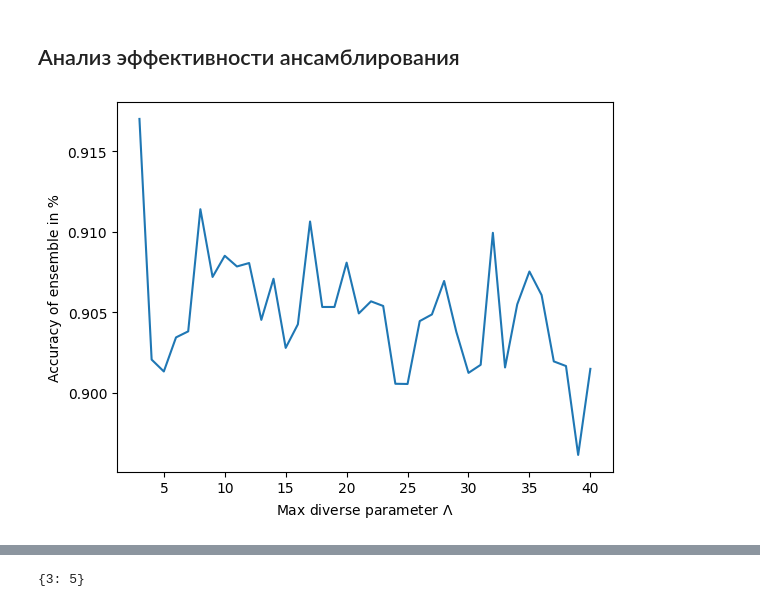
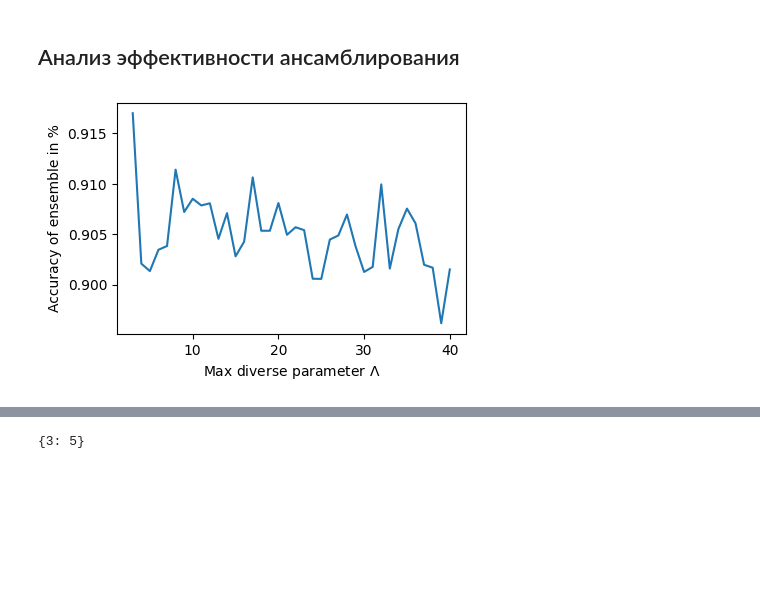
Before and after one commit to intsystems/2023-Project-120, a Jupyter notebook: code/tests.ipynb, the cells around one changed output, grey strips where cells are left out. Saved outputs shown, nothing was run; the diff lists cells and outputs as text; code cells hidden in the pictures; blank space fills up the shorter version.

```diff
--- a/code/tests.ipynb
+++ b/code/tests.ipynb
@@ -100,24 +109,25 @@ plt.savefig("../figures/Fig3.jpg")
 # %%
 Lambdas = range(3, 41)
 reses = []
 reses.append({3: 0.9170000200271606, 4: 0.9006000185012817, 5: 0.905000019454956, 6: 0.9006000185012817, 7: 0.9057000188827514, 8: 0.9080000211715699, 9: 0.908800020980835, 10: 0.9169000175476074, 11: 0.9118000169754028, 12: 0.8968000175476074, 13: 0.9018000179290772, 14: 0.8931000236511231, 15: 0.9096000185012817, 16: 0.9103000204086303, 17: 0.910100019454956, 18: 0.9049000198364258, 19: 0.8996000200271607, 20: 0.9119000183105469, 21: 0.9090000185012818, 22: 0.9055000186920166, 23: 0.9088000186920167, 24: 0.8998000204086304, 25: 0.8962000204086303, 26: 0.8992000238418579, 27: 0.9050000211715699, 28: 0.9149000200271606, 29: 0.9055000209808349, 30: 0.8930000183105469, 31: 0.8995000204086304, 32: 0.9066000213623047, 33: 0.8967000219345093, 34: 0.9161000205993652, 35: 0.905600019454956, 36: 0.9082000198364257, 37: 0.9043000179290771, 38: 0.8978000217437744, 39: 0.9084000207901001, 40: 0.8948000205993653, 41: 0.8919000213623047})
 reses.append({3: 0.9170000200271606, 4: 0.899900019454956, 5: 0.9006000185012817, 6: 0.894700020980835, 7: 0.9033000223159791, 8: 0.9098000200271606, 9: 0.9046000186920166, 10: 0.899900019454956, 11: 0.9063000190734863, 12: 0.9051000202178955, 13: 0.8951000205993652, 14: 0.9136000186920166, 15: 0.9044000194549561, 16: 0.9111000202178955, 17: 0.9029000200271606, 18: 0.9065000164031982, 19: 0.9049000198364258, 20: 0.9062000160217285, 21: 0.8907000185012818, 22: 0.9056000188827514, 23: 0.9040000175476074, 24: 0.9065000200271607, 25: 0.8931000236511231, 26: 0.9001000215530396, 27: 0.9007000186920165, 28: 0.9195000179290771, 29: 0.8985000188827514, 30: 0.8983000186920166, 31: 0.9031000215530396, 32: 0.9060000196456909, 33: 0.9027000207901001, 34: 0.9081000190734864, 35: 0.9130000192642211, 36: 0.9007000204086304, 37: 0.8894000177383423, 38: 0.9173000194549561, 39: 0.8929000175476074, 40: 0.9158000217437744, 41: 0.9048000202178955})
 reses.append({3: 0.9170000200271606, 4: 0.9152000211715698, 5: 0.8944000169754028, 6: 0.9029000200271606, 7: 0.9077000171661377, 8: 0.9117000190734863, 9: 0.9030000207901001, 10: 0.9013000204086303, 11: 0.9101000175476074, 12: 0.9044000194549561, 13: 0.9098000200271606, 14: 0.9090000190734864, 15: 0.8998000204086304, 16: 0.9037000204086304, 17: 0.9114000207901001, 18: 0.909700018119812, 19: 0.9093000219345093, 20: 0.9061000185012817, 21: 0.8974000198364258, 22: 0.8965000204086304, 23: 0.8990000200271606, 24: 0.8938000221252441, 25: 0.9085000215530395, 26: 0.8978000217437744, 27: 0.9117000190734863, 28: 0.9112000192642212, 29: 0.9014000194549561, 30: 0.9107000188827514, 31: 0.9021000202178955, 32: 0.9082000204086303, 33: 0.9118000198364258, 34: 0.9069000213623047, 35: 0.9043000198364258, 36: 0.912400018119812, 37: 0.9002000194549561, 38: 0.8957000171661377, 39: 0.8877000196456909, 40: 0.9007000192642212, 41: 0.9057000213623047})
 reses.append({3: 0.9170000200271606, 4: 0.899900019454956, 5: 0.905000019454956, 6: 0.894700020980835, 7: 0.9071000200271606, 8: 0.9001000190734864, 9: 0.9113000211715698, 10: 0.9046000186920166, 11: 0.9033000202178955, 12: 0.9113000205993652, 13: 0.9141000162124634, 14: 0.9012000173568726, 15: 0.910700019454956, 16: 0.8939000200271606, 17: 0.9117000213623047, 18: 0.9065000200271607, 19: 0.9172000169754029, 20: 0.9154000186920166, 21: 0.9085000192642212, 22: 0.9045000230789184, 23: 0.9073000198364258, 24: 0.9066000202178955, 25: 0.9102000202178955, 26: 0.9022000164031982, 27: 0.8979000213623047, 28: 0.902000019454956, 29: 0.9047000211715698, 30: 0.9007000215530395, 31: 0.9090000190734864, 32: 0.9199000204086304, 33: 0.8960000211715698, 34: 0.8954000228881835, 35: 0.9022000198364257, 36: 0.905900019454956, 37: 0.8990000205993652, 38: 0.903400018119812, 39: 0.9033000200271607, 40: 0.8908000204086304, 41: 0.9175000198364258})
 reses.append({3: 0.9170000200271606, 4: 0.899900019454956, 5: 0.9057000188827514, 6: 0.9101000175476074, 7: 0.8974000198364258, 8: 0.9151000186920166, 9: 0.9131000217437744, 10: 0.9080000188827515, 11: 0.905000019454956, 12: 0.9114000207901001, 13: 0.9047000205993653, 14: 0.8971000169754029, 15: 0.895700019454956, 16: 0.9046000186920166, 17: 0.9167000171661377, 18: 0.916100018119812, 19: 0.8914000186920166, 20: 0.9066000213623047, 21: 0.9073000198364258, 22: 0.9086000188827514, 23: 0.9106000221252442, 24: 0.898300018119812, 25: 0.9115000209808349, 26: 0.9145000169754028, 27: 0.8964000225067139, 28: 0.8923000209808349, 29: 0.9147000225067139, 30: 0.9056000165939331, 31: 0.9136000186920166, 32: 0.9164000177383422, 33: 0.899100019645691, 34: 0.9115000221252442, 35: 0.9121000186920166, 36: 0.9068000171661377, 37: 0.9097000204086304, 38: 0.8981000194549561, 39: 0.9108000207901001, 40: 0.9124000186920166, 41: 0.9032000205993652})
 reses.append({3: 0.9170000200271606, 4: 0.899900019454956, 5: 0.9057000188827514, 6: 0.9170000200271606, 7: 0.894700020980835, 8: 0.9117000190734863, 9: 0.9041000200271606, 10: 0.9147000196456909, 11: 0.9170000200271606, 12: 0.9176000165939331, 13: 0.8960000198364257, 14: 0.9156000196456909, 15: 0.9052000204086303, 16: 0.8920000198364257, 17: 0.9081000190734864, 18: 0.9033000202178955, 19: 0.9073000221252442, 20: 0.9099000196456909, 21: 0.9099000179290772, 22: 0.9176000188827514, 23: 0.9085000192642212, 24: 0.8918000228881836, 25: 0.8902000192642212, 26: 0.9114000190734863, 27: 0.911500018119812, 28: 0.9076000198364258, 29: 0.9096000196456909, 30: 0.9040000186920166, 31: 0.8895000213623047, 32: 0.9106000209808349, 33: 0.9102000202178955, 34: 0.9035000200271607, 35: 0.9025000204086304, 36: 0.8945000200271607, 37: 0.9053000183105469, 38: 0.8938000202178955, 39: 0.8963000211715698, 40: 0.8994000219345093, 41: 0.9069000185012818})
 reses.append({3: 0.9170000200271606, 4: 0.9006000185012817, 5: 0.8944000169754028, 6: 0.9077000171661377, 7: 0.9134000200271607, 8: 0.9159000196456909, 9: 0.9062000204086303, 10: 0.9133000185012817, 11: 0.9033000223159791, 12: 0.9114000207901001, 13: 0.9112000204086304, 14: 0.9060000185012818, 15: 0.8968000175476074, 16: 0.9067000192642212, 17: 0.9081000179290771, 18: 0.9007000186920165, 19: 0.901700019454956, 20: 0.893200018119812, 21: 0.9148000186920165, 22: 0.9169000175476074, 23: 0.9102000213623047, 24: 0.9083000211715698, 25: 0.8950000192642212, 26: 0.9023000211715698, 27: 0.9065000194549561, 28: 0.913900018119812, 29: 0.9023000200271607, 30: 0.8937000219345093, 31: 0.8987000165939331, 32: 0.9154000204086303, 33: 0.9019000215530395, 34: 0.9069000213623047, 35: 0.9101000177383423, 36: 0.909400018119812, 37: 0.8986000198364258, 38: 0.9097000204086304, 39: 0.8855000217437744, 40: 0.9001000215530396, 41: 0.908200020980835})
 reses.append({3: 0.9170000200271606, 4: 0.9006000185012817, 5: 0.899900019454956, 6: 0.899900019454956, 7: 0.9013000164031982, 8: 0.9189000179290772, 9: 0.9065000194549561, 10: 0.9094000175476075, 11: 0.9060000225067139, 12: 0.9065000200271607, 13: 0.9036000179290772, 14: 0.9211000192642211, 15: 0.9002000188827515, 16: 0.9118000169754028, 17: 0.9161000188827515, 18: 0.8950000215530396, 19: 0.9113000205993652, 20: 0.9154000186920166, 21: 0.9019000192642211, 22: 0.8903000211715698, 23: 0.8948000205993653, 24: 0.8995000204086304, 25: 0.8998000186920166, 26: 0.9082000192642212, 27: 0.9093000213623047, 28: 0.8942000211715698, 29: 0.8937000207901001, 30: 0.9040000204086304, 31: 0.8985000213623047, 32: 0.8964000219345093, 33: 0.8943000202178955, 34: 0.8956000198364258, 35: 0.9105000202178956, 36: 0.9107000188827514, 37: 0.9092000217437745, 38: 0.8976000228881836, 39: 0.8844000196456909, 40: 0.8980000186920166, 41: 0.8923000152587891})
 accuracies_of_3_arc = []
 for Lambda in Lambdas:
     summa = sum([res[Lambda] for res in reses])
     accuracies_of_3_arc.append((summa) / len(reses))
+plt.figure(figsize=(4.5, 3))
 plt.plot(Lambdas, accuracies_of_3_arc)
 plt.ylabel("Accuracy of ensemble in %")
 plt.xlabel("Max diverse parameter $\Lambda$")
 plt.savefig("../figures/Fig4.jpg")
 # %% [output]
-[figure, old version]
+[figure, new version]
 # %%
 with open('checkpoint_optimum.json') as f:
     checkpoint_optimum = json.load(f) # оптимальная архитектура в виде словаря
```
Also changed, not shown: parts of 16 cells of this notebook, 12 other files.
